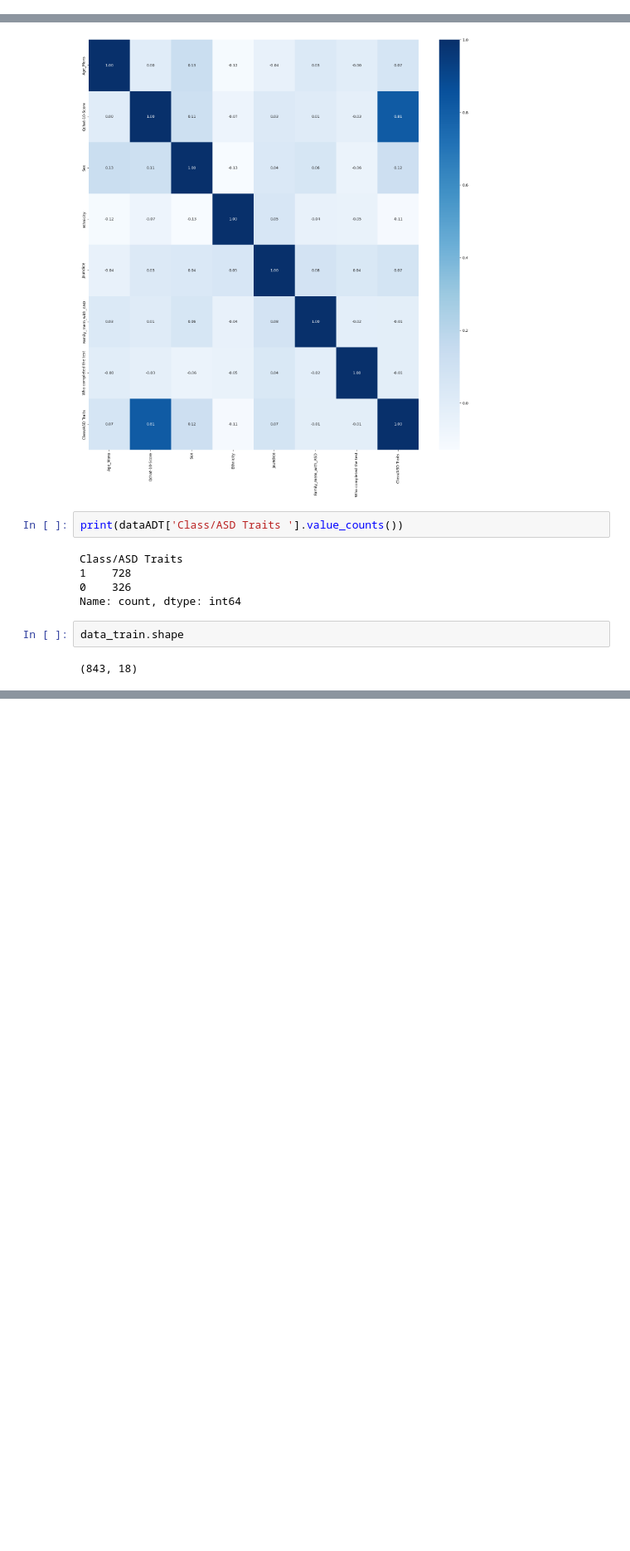
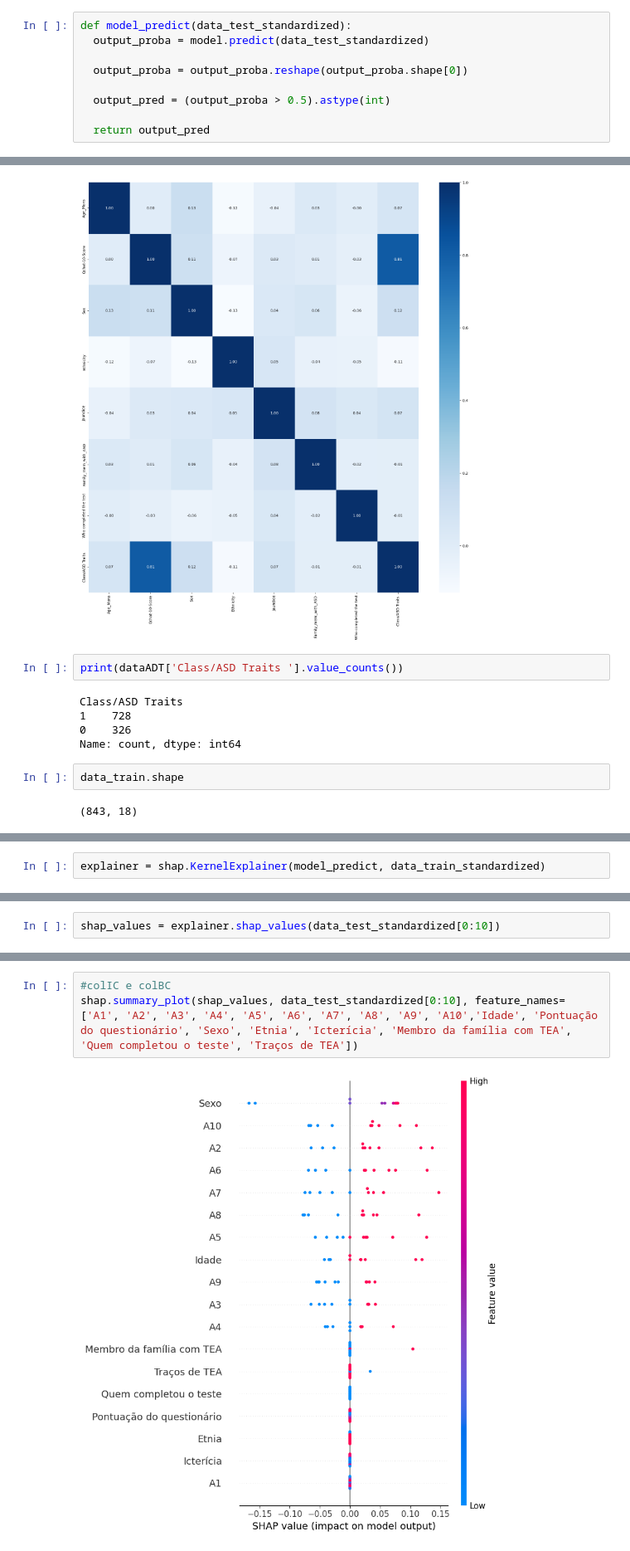
Before and after one commit to ClassNeuralNetwork/classification-autism-suport, a Jupyter notebook: autism-suport.ipynb, the cells around one changed output, grey strips where cells are left out. Shown at 83% size. Saved outputs shown, nothing was run; the diff lists cells and outputs as text; blank space fills up the shorter version.

```diff
--- a/autism-suport.ipynb
+++ b/autism-suport.ipynb
@@ -322,3 +326,12 @@ output_pred = (output_proba > 0.5).astype(int)
+# %%
+def model_predict(data_test_standardized):
+  output_proba = model.predict(data_test_standardized)
+
+  output_proba = output_proba.reshape(output_proba.shape[0])
+
+  output_pred = (output_proba > 0.5).astype(int)
+
+  return output_pred
 # %%
 from sklearn.metrics import classification_report
 
@@ -587,0 +626,2 @@ dtype: int64
+# %%
+explainer = shap.KernelExplainer(model_predict, data_train_standardized)
@@ -587,0 +635,2 @@ dtype: int64
+# %%
+shap_values = explainer.shap_values(data_test_standardized[0:10])
@@ -587,0 +678,5 @@ dtype: int64
+# %%
+#colIC e colBC
+shap.summary_plot(shap_values, data_test_standardized[0:10], feature_names=['A1', 'A2', 'A3', 'A4', 'A5', 'A6', 'A7', 'A8', 'A9', 'A10','Idade', 'Pontuação do questionário', 'Sexo', 'Etnia', 'Icterícia', 'Membro da família com TEA', 'Quem completou o teste', 'Traços de TEA'])
+# %% [output]
+[figure, added]
```
Also changed, not shown: parts of 22 cells of this notebook.
